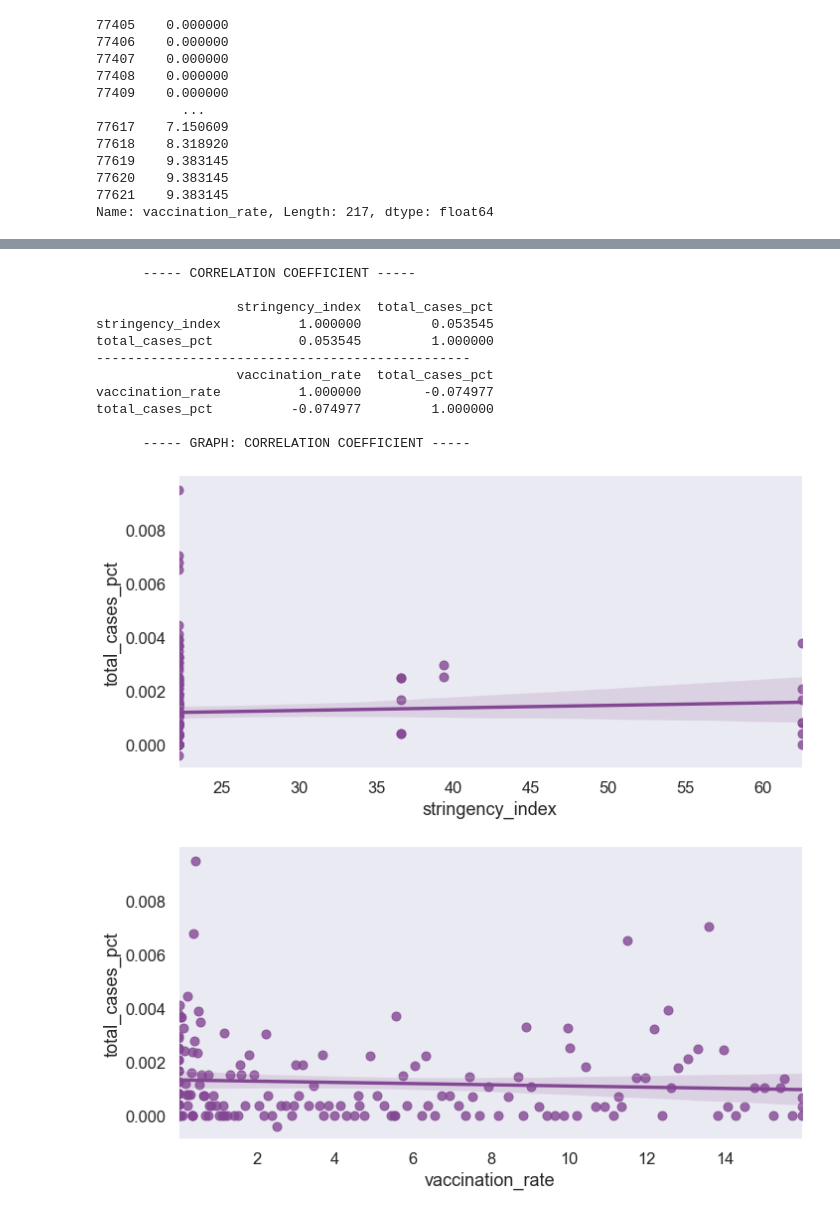
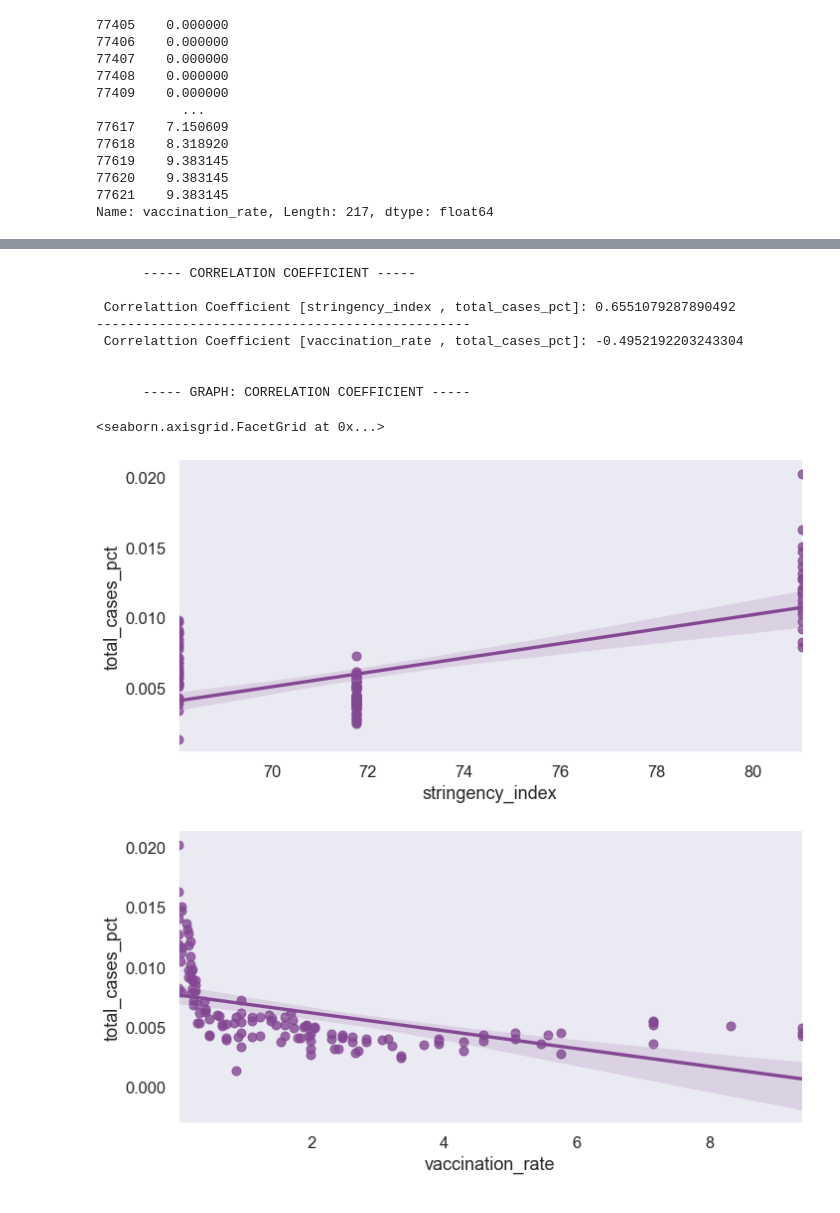
Before and after one commit to Lorenzo-Go/GRP1_ITMGT-25.03---A_Final-Project, a Jupyter notebook: Final_Project/Final_Project_Scratch.ipynb, the cells around one changed output, grey strips where cells are left out. Saved outputs shown, nothing was run; the diff lists cells and outputs as text; code cells hidden in the pictures.

```diff
--- a/Final_Project/Final_Project_Scratch.ipynb
+++ b/Final_Project/Final_Project_Scratch.ipynb
@@ -126,7 +126,7 @@ sns.lmplot(y="new_cases", x="stringency_index", data=df_philippines, aspect=2);
 # %%
 #Testing graph
 sns.set_style('dark')
-sns.set_palette('PRGn')
+sns.set_palette('Spectral')
 f, ax = plt.subplots(figsize=(25, 10))
 #sns.lmplot(y="new_cases", x="stringency_index", data=df_philippines, aspect=2);
 sns.regplot(y="new_cases", x="stringency_index", data=df_philippines, ax=ax);
@@ -186,49 +186,47 @@ def dataframe(country):
     return df_country
 # %%
 #Final output
-df_country = dataframe("New Zealand")
-print("      ----- CORRELATION COEFFICIENT -----\n")
-correlation_test1=df_country.filter(['stringency_index', 'total_cases_pct'], axis=1)
-print(correlation_test1.corr(method='pearson'))
-print("------------------------------------------------")
-correlation_test2=df_country.filter(['vaccination_rate', 'total_cases_pct'], axis=1)
-print(correlation_test2.corr(method='pearson'))
+df_country = dataframe("Philippines")
 
-print("\n      ----- GRAPH: CORRELATION COEFFICIENT -----\n")
-import seaborn as sns
 sns.set_style('dark')
 sns.set_context("talk")
 sns.set_palette('PRGn')
-#f, ax = plt.subplots(figsize=(20, 10))
-sns.lmplot(x="stringency_index", y="total_cases_pct", data=df_country, aspect=2);
-sns.lmplot(x="vaccination_rate", y="total_cases_pct", data=df_country, aspect=2);
-#sns.regplot(y="new_cases", x="stringency_index", data=df_philippines);
+
+print("      ----- CORRELATION COEFFICIENT -----\n")
+correlation_test1=df_country.filter(['stringency_index', 'total_cases_pct'], axis=1)
+print(f" Correlattion Coefficient [{correlation_test1.corr(method='pearson').index[0]} , {correlation_test1.corr(method='pearson').index[1]}]: {correlation_test1.corr(method='pearson').iloc[0,1]}")
+
+print("------------------------------------------------")
+correlation_test2=df_country.filter(['vaccination_rate', 'total_cases_pct'], axis=1)
+print(f" Correlattion Coefficient [{correlation_test2.corr(method='pearson').index[0]} , {correlation_test2.corr(method='pearson').index[1]}]: {correlation_test2.corr(method='pearson').iloc[0,1]}")
+
+print("\n\n      ----- GRAPH: CORRELATION COEFFICIENT -----\n")
+sns.lmplot(x=correlation_test1.corr(method='pearson').index[0], y=correlation_test1.corr(method='pearson').index[1], data=df_country, aspect=2)
+sns.lmplot(x=correlation_test2.corr(method='pearson').index[0], y=correlation_test2.corr(method='pearson').index[1], data=df_country, aspect=2)
 # %% [output]
 A value is trying to be set on a copy of a slice from a DataFrame.
 Try using .loc[row_indexer,col_indexer] = value instead
 
 See the caveats in the documentation: https://pandas.pydata.org/pandas-docs/stable/user_guide/indexing.html#returning-a-view-versus-a-copy
   self[k1] = value[k2]
 A value is trying to be set on a copy of a slice from a DataFrame.
 Try using .loc[row_indexer,col_indexer] = value instead
 
 See the caveats in the documentation: https://pandas.pydata.org/pandas-docs/stable/user_guide/indexing.html#returning-a-view-versus-a-copy
   df_country["total_cases_pct"] = df_country["total_cases"].pct_change()
 A value is trying to be set on a copy of a slice from a DataFrame.
 Try using .loc[row_indexer,col_indexer] = value instead
 
 See the caveats in the documentation: https://pandas.pydata.org/pandas-docs/stable/user_guide/indexing.html#returning-a-view-versus-a-copy
   df_country["vaccination_rate"] = df_country["people_fully_vaccinated"]/df_country["population"]*100
       ----- CORRELATION COEFFICIENT -----
 
-                  stringency_index  total_cases_pct
-stringency_index          1.000000         0.053545
-total_cases_pct           0.053545         1.000000
+ Correlattion Coefficient [stringency_index , total_cases_pct]: 0.6551079287890492
 ------------------------------------------------
-                  vaccination_rate  total_cases_pct
-vaccination_rate          1.000000        -0.074977
-total_cases_pct          -0.074977         1.000000
+ Correlattion Coefficient [vaccination_rate , total_cases_pct]: -0.4952192203243304
+
 
       ----- GRAPH: CORRELATION COEFFICIENT -----
+<seaborn.axisgrid.FacetGrid at 0x...>
-[figure, old version]
+[figure, new version]
-[figure, old version]
+[figure, new version]
```
Also changed, not shown: parts of 1 cell of this notebook.
